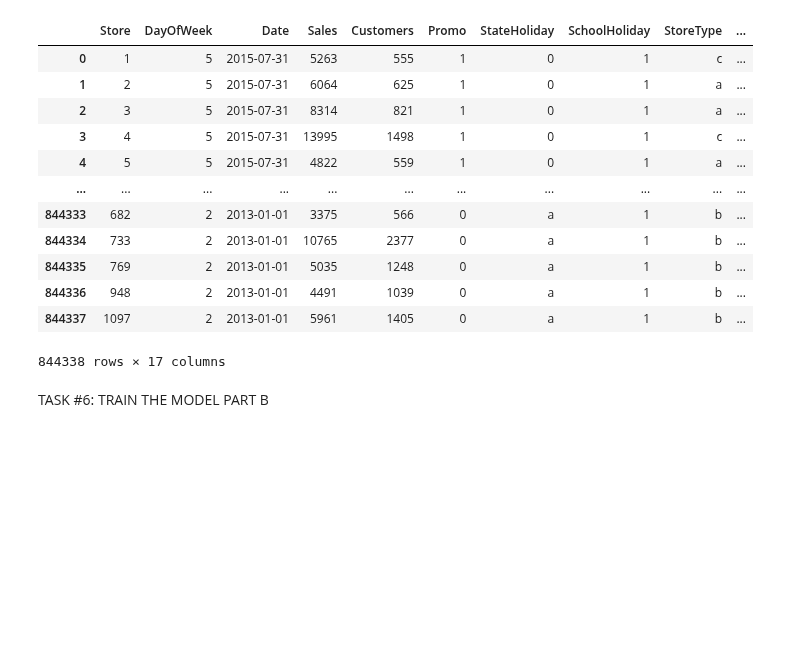
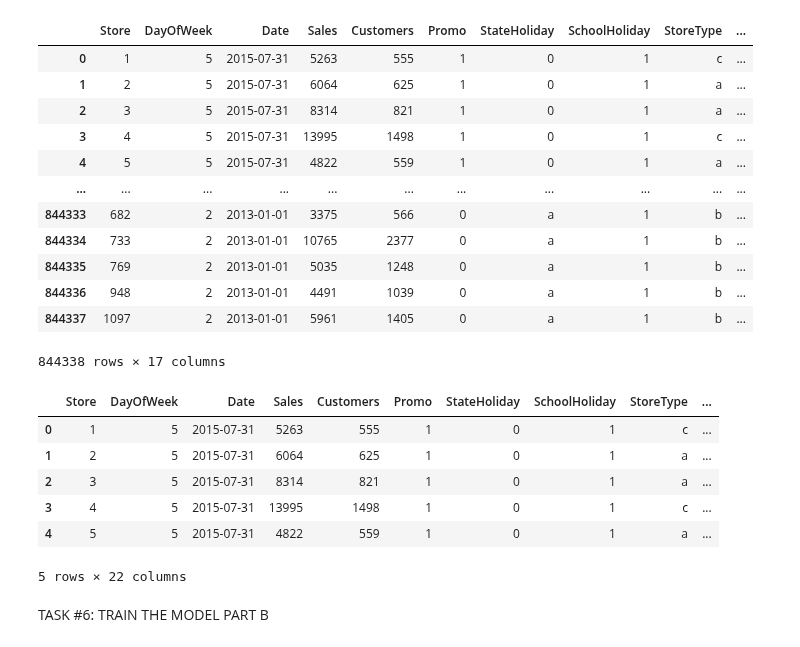
Before and after one commit to ToanNV/bps-asm, a Jupyter notebook: asm2/rossmann_store_sales_solution.ipynb, the cells around one changed output. Cells and saved outputs as stored; diff of their text form; code cells hidden in the pictures; blank space fills up the shorter version.

```diff
--- a/asm2/rossmann_store_sales_solution.ipynb
+++ b/asm2/rossmann_store_sales_solution.ipynb
@@ -363,6 +363,34 @@ sales_train_all_df
 | 844336 | 948 | 2 | 2013-01-01 | 4491 | 1039 | 0 | a | 1 | b | ... |
 | 844337 | 1097 | 2 | 2013-01-01 | 5961 | 1405 | 0 | a | 1 | b | ... |
 844338 rows × 17 columns
+# %%
+# Convert 'date' column to datetime format
+sales_train_all_df['Date'] = pd.to_datetime(sales_train_all_df['Date'])
+
+# Extract year, month, and week of year
+sales_train_all_df['Year'] = sales_train_all_df['Date'].dt.year
+sales_train_all_df['Month'] = sales_train_all_df['Date'].dt.month
+sales_train_all_df['WeekOfYear'] = sales_train_all_df['Date'].dt.isocalendar().week
+
+# competition open time (in months)
+sales_train_all_df['CompetitionOpen'] = 12 * (sales_train_all_df.Year - sales_train_all_df.CompetitionOpenSinceYear) + \
+                                        (sales_train_all_df.Month - sales_train_all_df.CompetitionOpenSinceMonth)
+
+# Promo open time (in months)
+sales_train_all_df['PromoOpen'] = 12 * (sales_train_all_df.Year - sales_train_all_df.Promo2SinceYear) + \
+                                  (sales_train_all_df.WeekOfYear - sales_train_all_df.Promo2SinceWeek) / 4.0
+
+# replace NA's by 0
+sales_train_all_df.fillna(0, inplace=True)
+sales_train_all_df.head()
+# %% [output]
+|  | Store | DayOfWeek | Date | Sales | Customers | Promo | StateHoliday | SchoolHoliday | StoreType | ... |
+| 0 | 1 | 5 | 2015-07-31 | 5263 | 555 | 1 | 0 | 1 | c | ... |
+| 1 | 2 | 5 | 2015-07-31 | 6064 | 625 | 1 | 0 | 1 | a | ... |
+| 2 | 3 | 5 | 2015-07-31 | 8314 | 821 | 1 | 0 | 1 | a | ... |
+| 3 | 4 | 5 | 2015-07-31 | 13995 | 1498 | 1 | 0 | 1 | c | ... |
+| 4 | 5 | 5 | 2015-07-31 | 4822 | 559 | 1 | 0 | 1 | a | ... |
+5 rows × 22 columns
 # %% [markdown]
 TASK #6: TRAIN THE MODEL PART B
 # %% [markdown]
```
Also changed, not shown: parts of 3 cells of this notebook.
